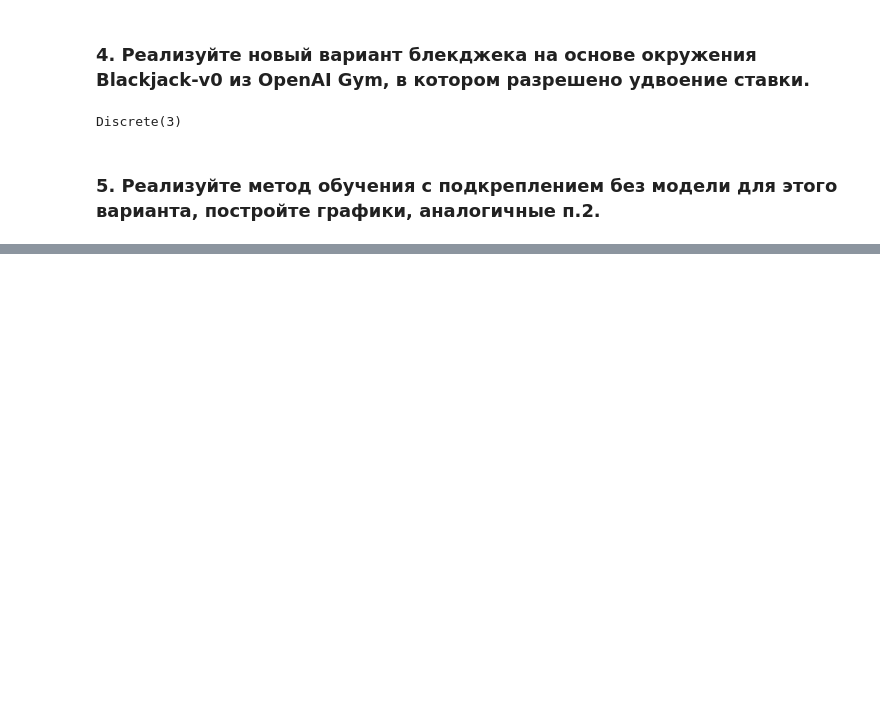
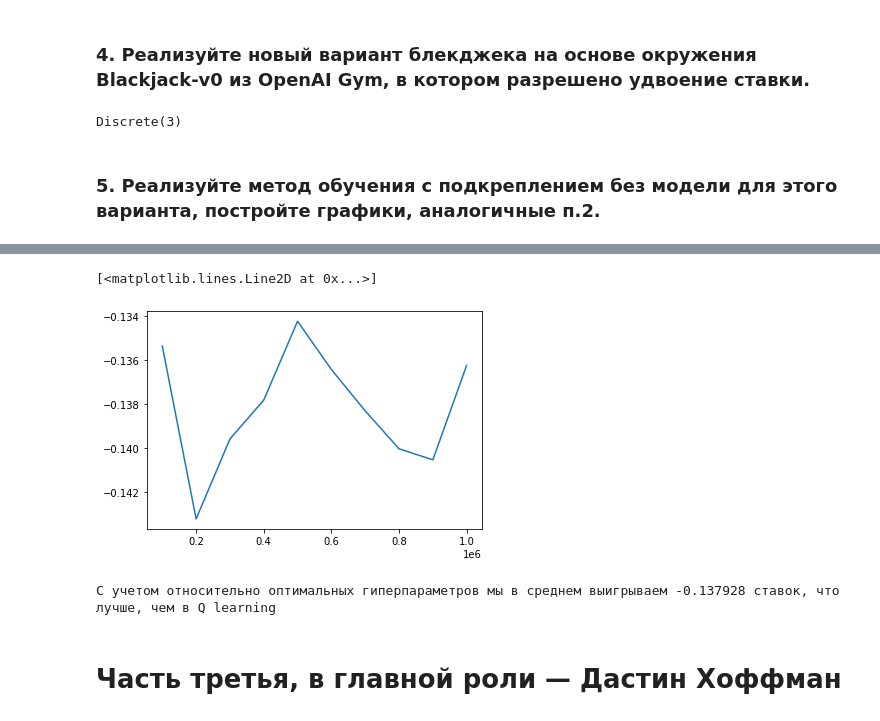
Before and after one commit to 4everNuts/made_rldl, a Jupyter notebook: hw1/hw1.ipynb, the cells around one changed output, grey strips where cells are left out. Drawn from its saved outputs; the diff is of its cells as text; code cells hidden in the pictures; blank space fills up the shorter version.

```diff
--- a/hw1/hw1.ipynb
+++ b/hw1/hw1.ipynb
@@ -124,0 +206,4 @@ Discrete(3)
+# %%
+env = blackjack.BlackjackEnv(natural=True)
+# %%
+mc = Monte_Carlo_control(env, gamma=0.99)
@@ -124,0 +214,11 @@ Discrete(3)
+# %%
+plt.plot([(i+1)*1e5 for i in range(len(results))], results)
+# %% [output]
+[<matplotlib.lines.Line2D at 0x...>]
+[figure, added]
+# %%
+print(f'С учетом относительно оптимальных гиперпараметров мы в среднем выигрываем {mc.validate(int(5e5))} ставок, что немного лучше, чем в Q learning')
+# %% [output]
+С учетом относительно оптимальных гиперпараметров мы в среднем выигрываем -0.137928 ставок, что лучше, чем в Q learning
+# %% [markdown]
+# Часть третья, в главной роли — Дастин Хоффман
```
Also changed, not shown: parts of 17 cells of this notebook, 1 other file.
